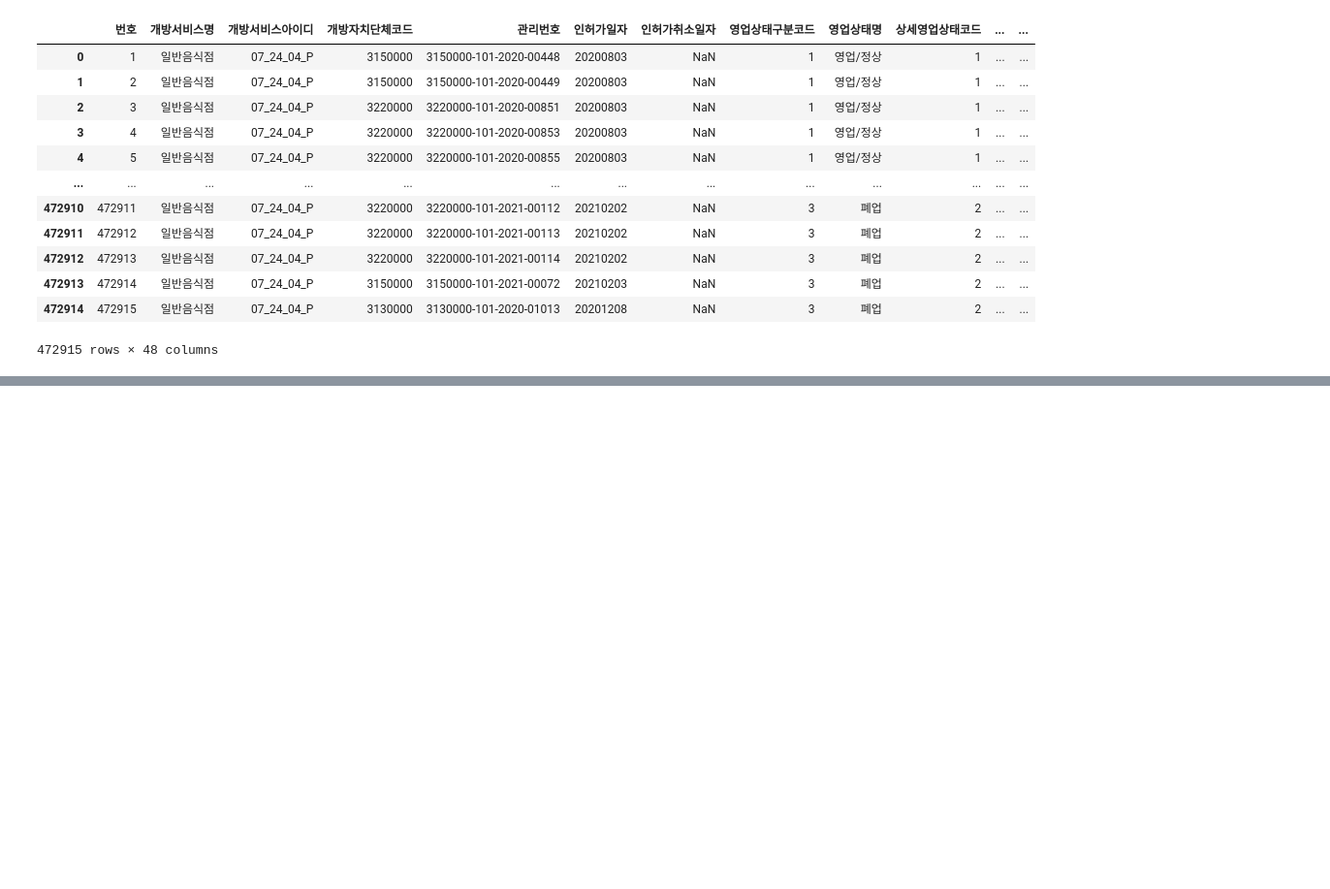
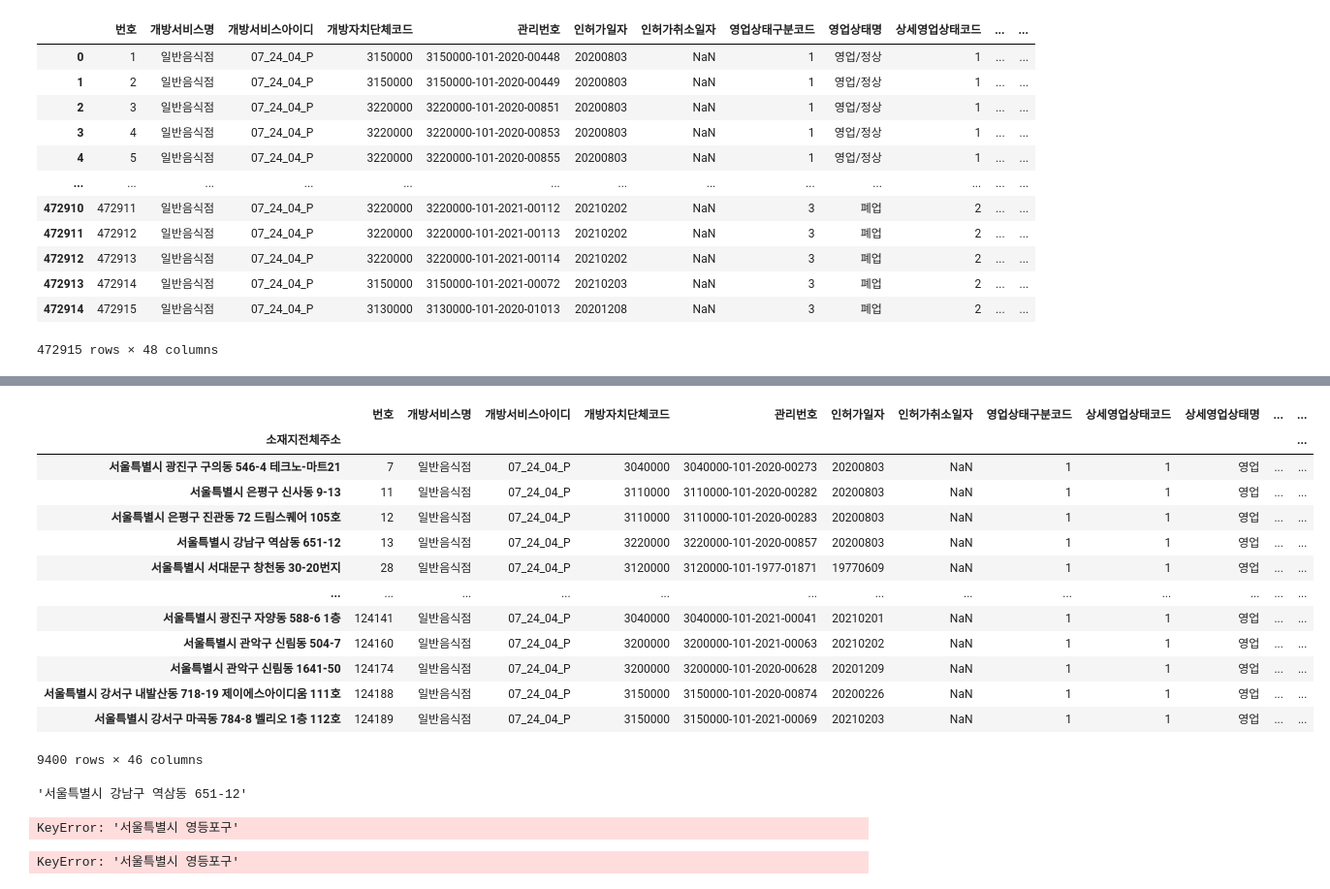
Before and after one commit to abcicecream/homewrork_incomplete, a Jupyter notebook: 과제2_음식점.ipynb, the cells around one changed output, grey strips where cells are left out. Shown at 97% size. Cells and saved outputs as stored; diff of their text form; code cells hidden in the pictures; blank space fills up the shorter version.

```diff
--- a/과제2_음식점.ipynb
+++ b/과제2_음식점.ipynb
@@ -89,0 +128,31 @@ KeyError: "['폐업'] not found in axis"
+# %%
+sna.set_index('소재지전체주소',inplace=True)
+# %%
+sna
+# %% [output]
+|  | 번호 | 개방서비스명 | 개방서비스아이디 | 개방자치단체코드 | 관리번호 | 인허가일자 | 인허가취소일자 | 영업상태구분코드 | 상세영업상태코드 | 상세영업상태명 | ... | ... |
+| 소재지전체주소 |  |  |  |  |  |  |  |  |  |  |  | ... |
+| 서울특별시 광진구 구의동 546-4 테크노-마트21 | 7 | 일반음식점 | 07_24_04_P | 3040000 | 3040000-101-2020-00273 | 20200803 | NaN | 1 | 1 | 영업 | ... | ... |
+| 서울특별시 은평구 신사동 9-13 | 11 | 일반음식점 | 07_24_04_P | 3110000 | 3110000-101-2020-00282 | 20200803 | NaN | 1 | 1 | 영업 | ... | ... |
+| 서울특별시 은평구 진관동 72 드림스퀘어 105호 | 12 | 일반음식점 | 07_24_04_P | 3110000 | 3110000-101-2020-00283 | 20200803 | NaN | 1 | 1 | 영업 | ... | ... |
+| 서울특별시 강남구 역삼동 651-12 | 13 | 일반음식점 | 07_24_04_P | 3220000 | 3220000-101-2020-00857 | 20200803 | NaN | 1 | 1 | 영업 | ... | ... |
+| 서울특별시 서대문구 창천동 30-20번지 | 28 | 일반음식점 | 07_24_04_P | 3120000 | 3120000-101-1977-01871 | 19770609 | NaN | 1 | 1 | 영업 | ... | ... |
+| ... | ... | ... | ... | ... | ... | ... | ... | ... | ... | ... | ... | ... |
+| 서울특별시 광진구 자양동 588-6 1층 | 124141 | 일반음식점 | 07_24_04_P | 3040000 | 3040000-101-2021-00041 | 20210201 | NaN | 1 | 1 | 영업 | ... | ... |
+| 서울특별시 관악구 신림동 504-7 | 124160 | 일반음식점 | 07_24_04_P | 3200000 | 3200000-101-2021-00063 | 20210202 | NaN | 1 | 1 | 영업 | ... | ... |
+| 서울특별시 관악구 신림동 1641-50 | 124174 | 일반음식점 | 07_24_04_P | 3200000 | 3200000-101-2020-00628 | 20201209 | NaN | 1 | 1 | 영업 | ... | ... |
+| 서울특별시 강서구 내발산동 718-19 제이에스아이디움 111호 | 124188 | 일반음식점 | 07_24_04_P | 3150000 | 3150000-101-2020-00874 | 20200226 | NaN | 1 | 1 | 영업 | ... | ... |
+| 서울특별시 강서구 마곡동 784-8 벨리오 1층 112호 | 124189 | 일반음식점 | 07_24_04_P | 3150000 | 3150000-101-2021-00069 | 20210203 | NaN | 1 | 1 | 영업 | ... | ... |
+9400 rows × 46 columns
+# %%
+sna.index[]
+# %% [output]
+'서울특별시 강남구 역삼동 651-12'
+# %%
+sna.loc['서울특별시 영등포구']
+# %% [output]
+KeyError: '서울특별시 영등포구'
+# %%
+sna.loc['서울특별시 영등포구']
+# %% [output]
+KeyError: '서울특별시 영등포구'
```
Also changed, not shown: parts of 7 cells of this notebook.
